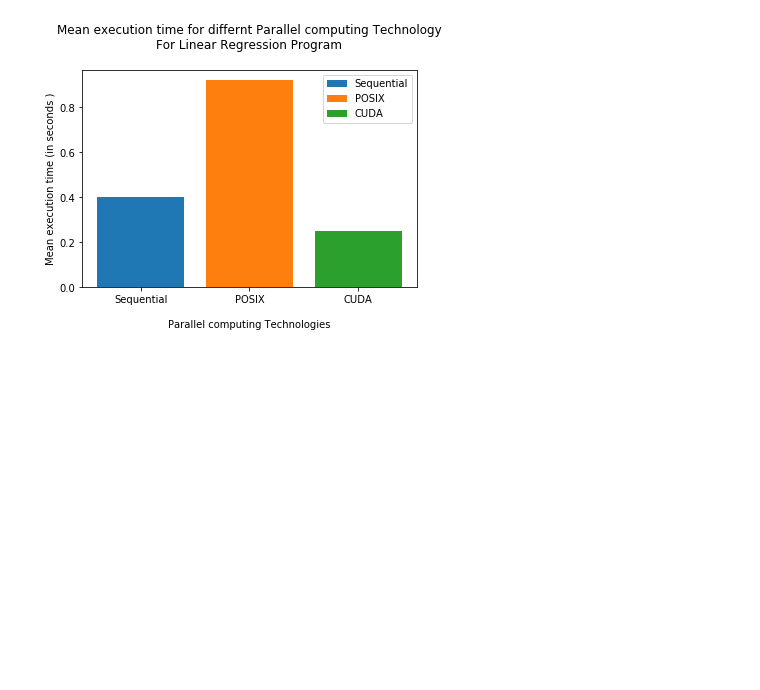
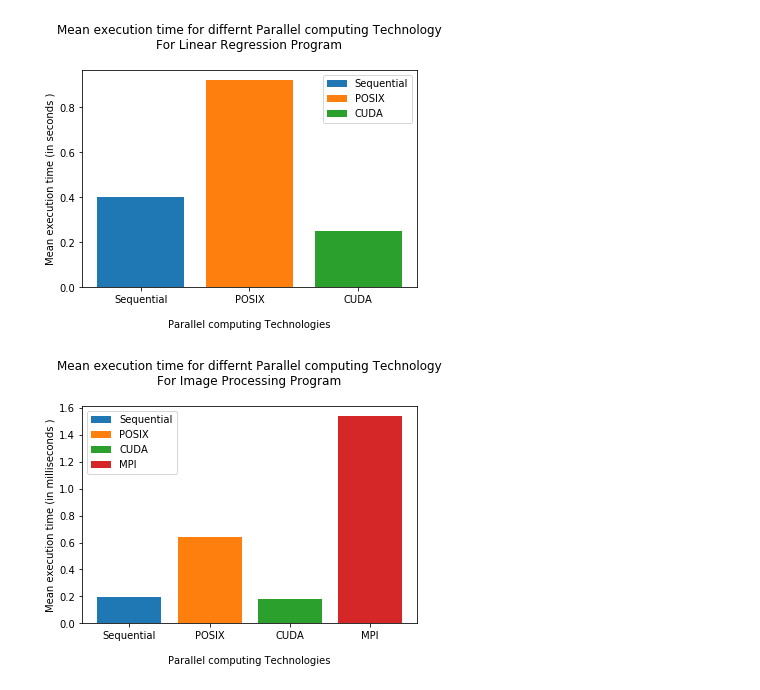
Before and after one commit to shreshkhatri/HPC-portfolio, a Jupyter notebook: comparison of different technology.ipynb, the cells around one changed output. Cells and saved outputs as stored; diff of their text form; code cells hidden in the pictures; blank space fills up the shorter version.

```diff
--- a/comparison of different technology.ipynb
+++ b/comparison of different technology.ipynb
@@ -67,3 +67,28 @@ pyp.legend()
 pyp.show()
 # %% [output]
 [figure]
+# %%
+  #######################################################################
+ #   IMAGE PROCESSING : SEQUNTIAL VS POSIX VS CUDA VS MPI              #
+#######################################################################
+X1=['Sequential\n']
+X2=['POSIX\n']
+X3=['CUDA\n']
+X4=['MPI\n']
+
+Y1=[.193]
+Y2=[.64]
+Y3=[.18]
+Y4=[1.54]
+
+pyp.bar(X1,Y1,label='Sequential')
+pyp.bar(X2,Y2,label='POSIX')
+pyp.bar(X3,Y3,label='CUDA')
+pyp.bar(X4,Y4,label='MPI')
+pyp.xlabel('Parallel computing Technologies')
+pyp.ylabel('Mean execution time (in milliseconds )')
+pyp.title('Mean execution time for differnt Parallel computing Technology\nFor Image Processing Program\n')
+pyp.legend()
+pyp.show()
+# %% [output]
+[figure, added]
```
Also changed, not shown: parts of 1 cell of this notebook, 54 other files.
